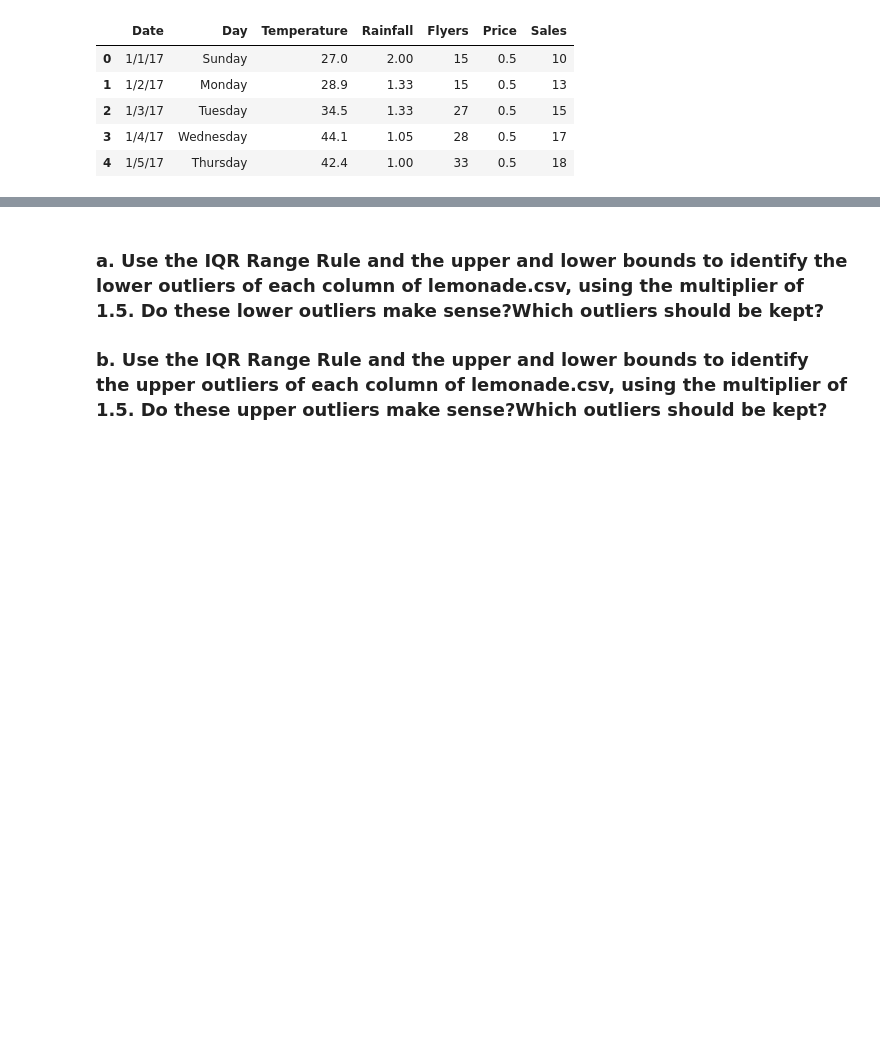
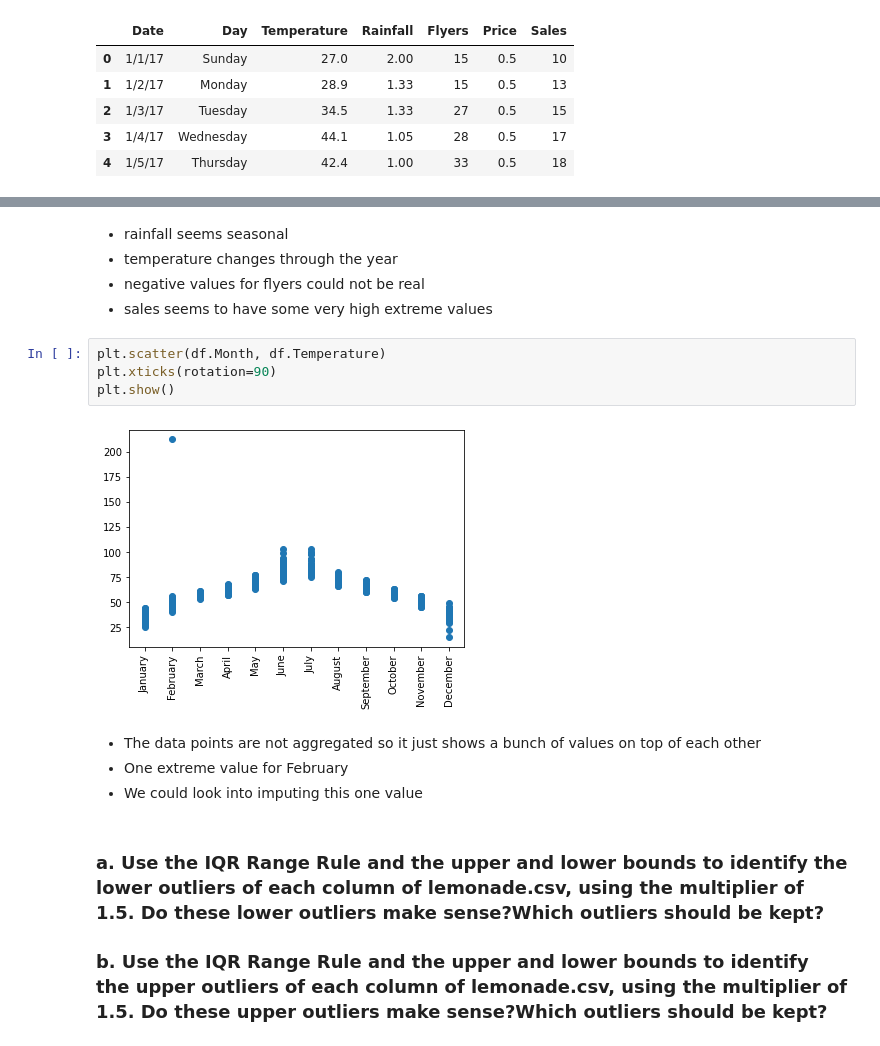
Before and after one commit to mariamnaqvi/anomaly-detection-exercises, a Jupyter notebook: continuous_probabilistic_methods.ipynb, the cells around one changed output, grey strips where cells are left out. Cells and saved outputs as stored; diff of their text form; blank space fills up the shorter version.

```diff
--- a/continuous_probabilistic_methods.ipynb
+++ b/continuous_probabilistic_methods.ipynb
@@ -38,3 +111,18 @@ df.head()
+# %% [markdown]
+- rainfall seems seasonal
+- temperature changes through the year
+- negative values for flyers could not be real
+- sales seems to have some very high extreme values
+# %%
+plt.scatter(df.Month, df.Temperature)
+plt.xticks(rotation=90)
+plt.show()
+# %% [output]
+[figure, added]
+# %% [markdown]
+- The data points are not aggregated so it just shows a bunch of values on top of each other
+- One extreme value for February
+- We could look into imputing this one value
 # %% [markdown]
 ### a. Use the IQR Range Rule and the upper and lower bounds to identify the lower outliers of each column of lemonade.csv, using the multiplier of 1.5. Do these lower outliers make sense?Which outliers should be kept?
 
```
Also changed, not shown: parts of 22 cells of this notebook.
